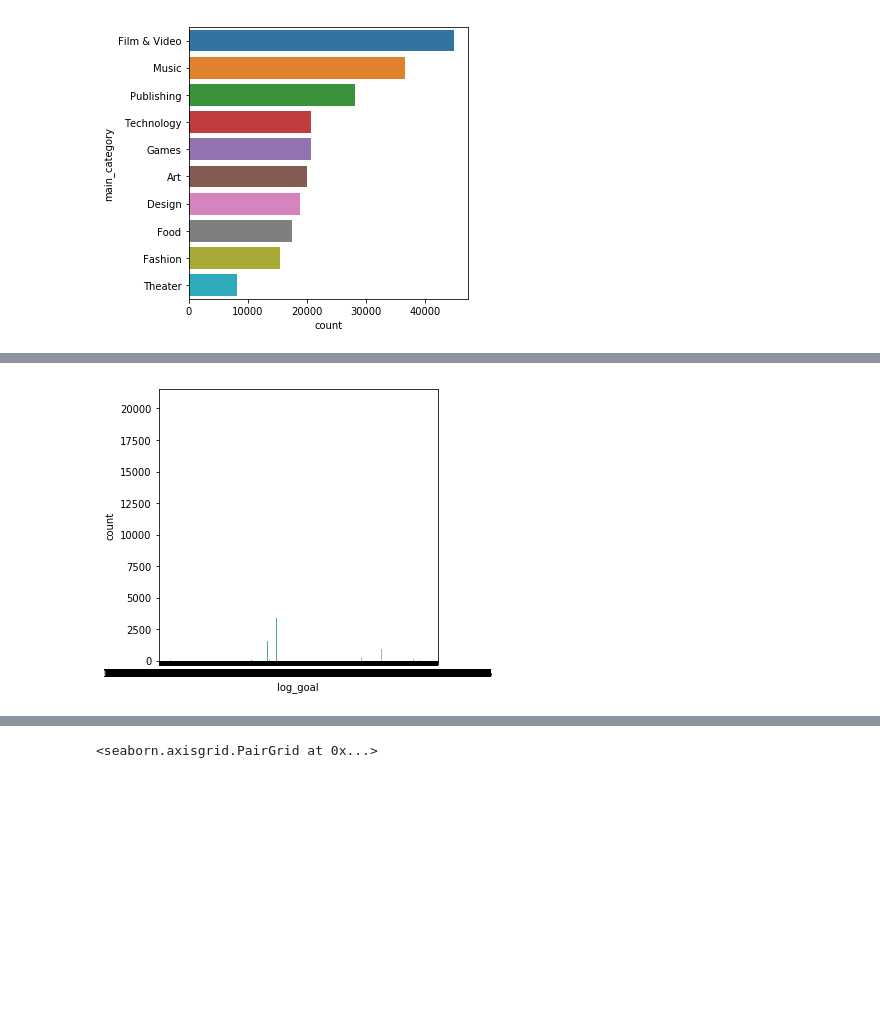
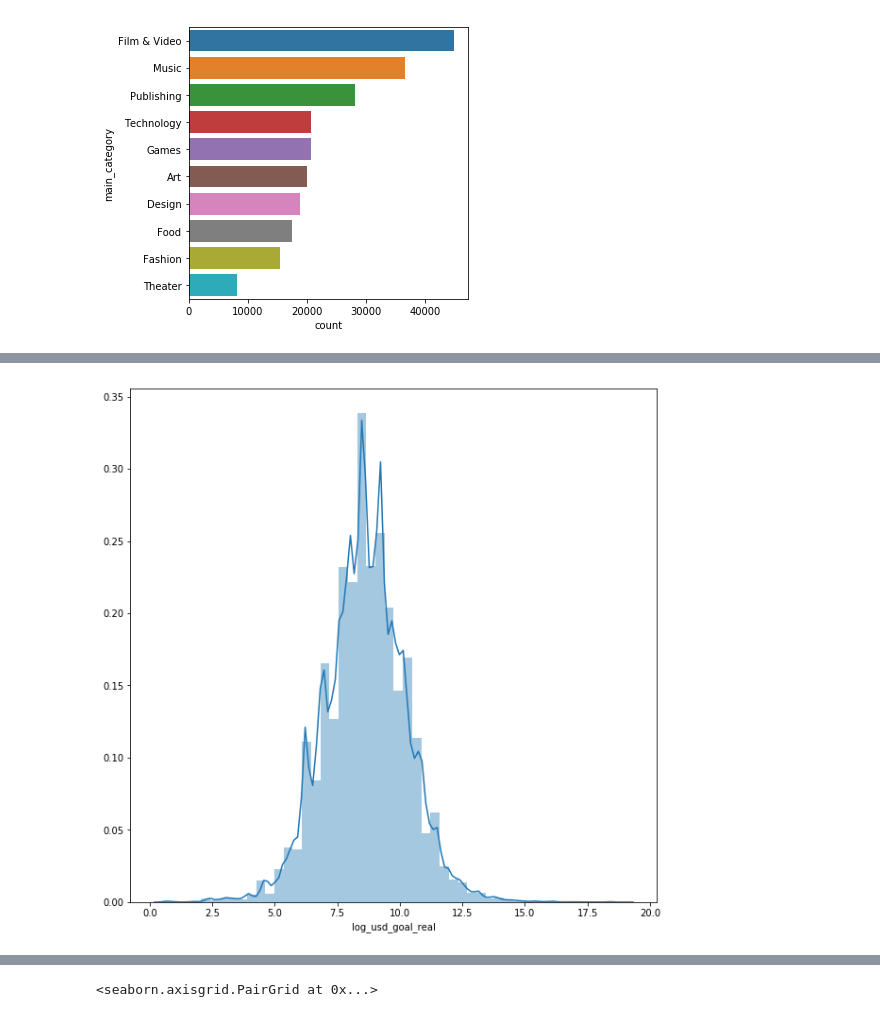
Before and after one commit to HediMontazeri/Exercise_1_kickstarter_classification, a Jupyter notebook: Data Explore.ipynb, the cells around one changed output, grey strips where cells are left out. Saved outputs shown, nothing was run; the diff lists cells and outputs as text; code cells hidden in the pictures; blank space fills up the shorter version.

```diff
--- a/Data Explore.ipynb
+++ b/Data Explore.ipynb
@@ -159,7 +166,7 @@ df['log_usd_goal_real']=np.log(df['usd_goal_real']+1)
 # %%
 df['log_goal']=np.log(df['goal']+1)
 # %%
-plt.figure(figsize=(5,5))
-fig = sb.countplot(df['log_goal'])
+plt.figure(figsize = (10,10))
+ax = sb.distplot(df['log_usd_goal_real'], kde=True)
 # %% [output]
-[figure, old version]
+[figure, new version]
```
Also changed, not shown: parts of 37 cells of this notebook.
